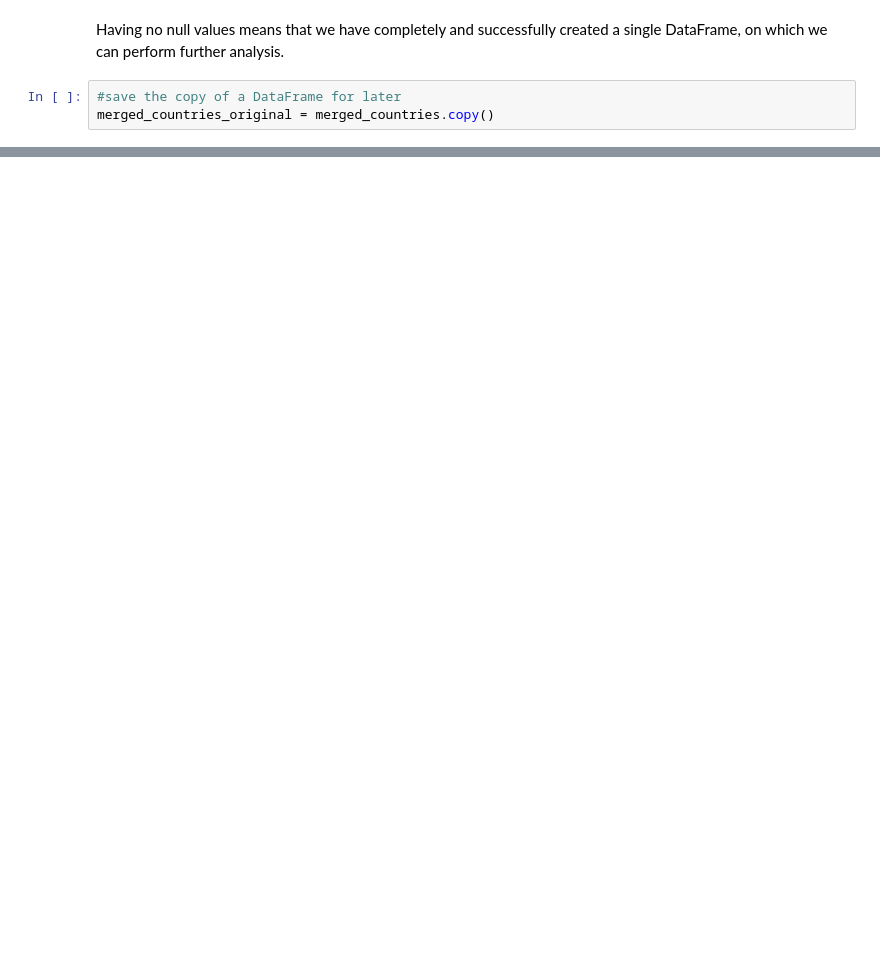
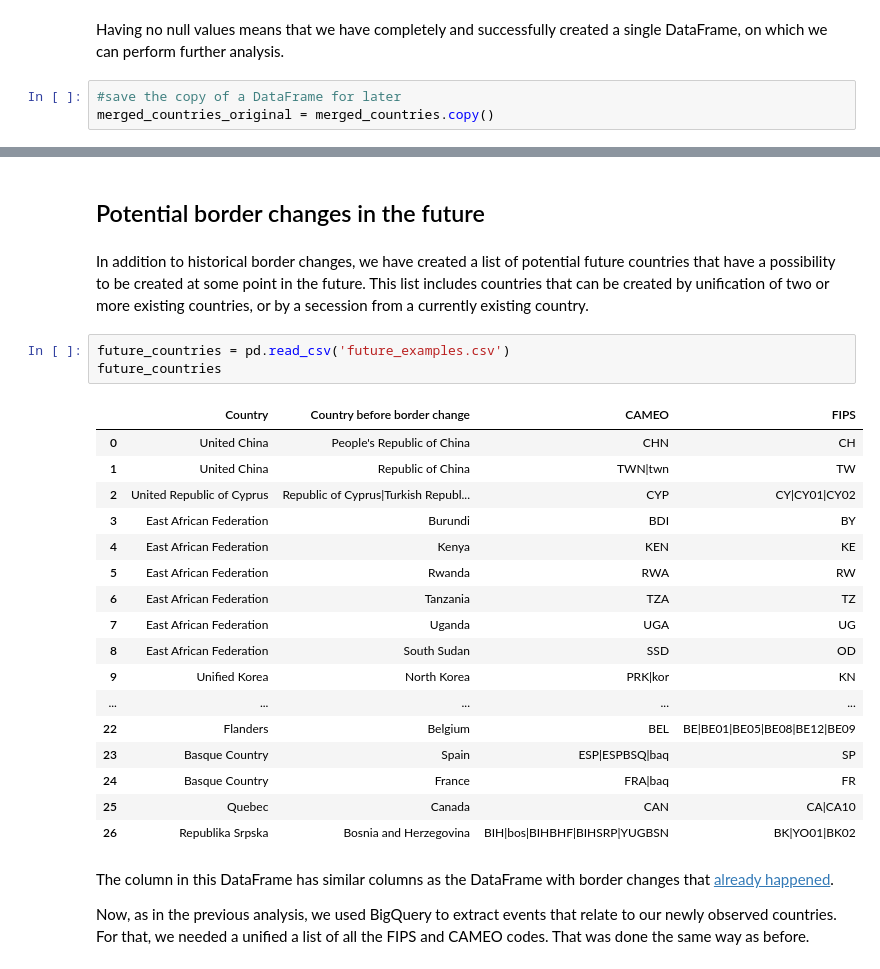
Before and after one commit to stojadin2701/ADA2017, a Jupyter notebook: Project/Project_notebook.ipynb, the cells around one changed output, grey strips where cells are left out. Saved outputs shown, nothing was run; the diff lists cells and outputs as text; blank space fills up the shorter version.

```diff
--- a/Project/Project_notebook.ipynb
+++ b/Project/Project_notebook.ipynb
@@ -717,0 +1253,29 @@ merged_countries_original = merged_countries.copy()
+# %% [markdown]
+## Potential border changes in the future
+# %% [markdown]
+In addition to historical border changes, we have created a list of potential future countries that have a possibility to be created at some point in the future. This list includes countries that can be created by unification of two or more existing countries, or by a secession from a currently existing country.
+# %%
+future_countries = pd.read_csv('future_examples.csv')
+future_countries
+# %% [output]
+|  | Country | Country before border change | CAMEO | FIPS |
+| 0 | United China | People's Republic of China | CHN | CH |
+| 1 | United China | Republic of China | TWN|twn | TW |
+| 2 | United Republic of Cyprus | Republic of Cyprus|Turkish Republ... | CYP | CY|CY01|CY02 |
+| 3 | East African Federation | Burundi | BDI | BY |
+| 4 | East African Federation | Kenya | KEN | KE |
+| 5 | East African Federation | Rwanda | RWA | RW |
+| 6 | East African Federation | Tanzania | TZA | TZ |
+| 7 | East African Federation | Uganda | UGA | UG |
+| 8 | East African Federation | South Sudan | SSD | OD |
+| 9 | Unified Korea | North Korea | PRK|kor | KN |
+| ... | ... | ... | ... | ... |
+| 22 | Flanders | Belgium | BEL | BE|BE01|BE05|BE08|BE12|BE09 |
+| 23 | Basque Country | Spain | ESP|ESPBSQ|baq | SP |
+| 24 | Basque Country | France | FRA|baq | FR |
+| 25 | Quebec | Canada | CAN | CA|CA10 |
+| 26 | Republika Srpska | Bosnia and Herzegovina | BIH|bos|BIHBHF|BIHSRP|YUGBSN | BK|YO01|BK02 |
+# %% [markdown]
+The column in this DataFrame has similar columns as the DataFrame with border changes that [already happened](#first_df).
+
+Now, as in the previous analysis, we used BigQuery to extract events that relate to our newly observed countries. For that, we needed a unified a list of all the FIPS and CAMEO codes. That was done the same way as before.
```
Also changed, not shown: parts of 97 cells of this notebook.
